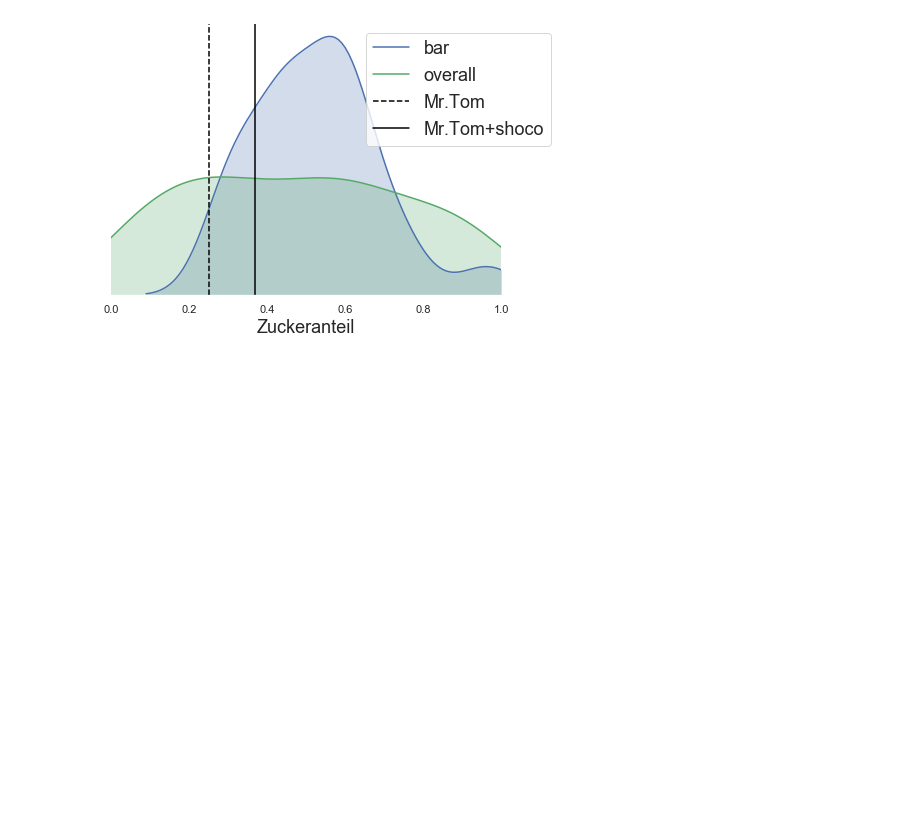
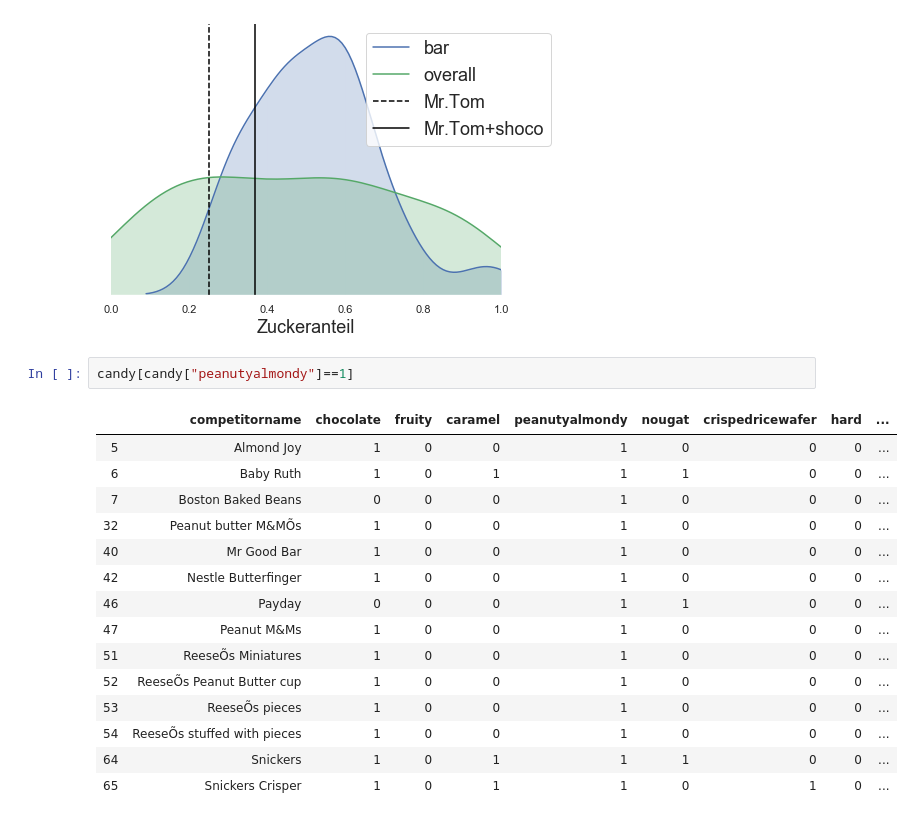
Before and after one commit to rean6690/Case-Study, a Jupyter notebook: case_study_final.ipynb, the cells around one changed output. Saved outputs shown, nothing was run; the diff lists cells and outputs as text; blank space fills up the shorter version.

```diff
--- a/case_study_final.ipynb
+++ b/case_study_final.ipynb
@@ -375,3 +376,21 @@ plt.show()
 mean sugarpercent for bars: 0.5277142742857143
 mean sugarpercent overall : 0.4786470514588237
 [figure]
+# %%
+candy[candy["peanutyalmondy"]==1]
+# %% [output]
+|  | competitorname | chocolate | fruity | caramel | peanutyalmondy | nougat | crispedricewafer | hard | ... |
+| 5 | Almond Joy | 1 | 0 | 0 | 1 | 0 | 0 | 0 | ... |
+| 6 | Baby Ruth | 1 | 0 | 1 | 1 | 1 | 0 | 0 | ... |
+| 7 | Boston Baked Beans | 0 | 0 | 0 | 1 | 0 | 0 | 0 | ... |
+| 32 | Peanut butter M&MÕs | 1 | 0 | 0 | 1 | 0 | 0 | 0 | ... |
+| 40 | Mr Good Bar | 1 | 0 | 0 | 1 | 0 | 0 | 0 | ... |
+| 42 | Nestle Butterfinger | 1 | 0 | 0 | 1 | 0 | 0 | 0 | ... |
+| 46 | Payday | 0 | 0 | 0 | 1 | 1 | 0 | 0 | ... |
+| 47 | Peanut M&Ms | 1 | 0 | 0 | 1 | 0 | 0 | 0 | ... |
+| 51 | ReeseÕs Miniatures | 1 | 0 | 0 | 1 | 0 | 0 | 0 | ... |
+| 52 | ReeseÕs Peanut Butter cup | 1 | 0 | 0 | 1 | 0 | 0 | 0 | ... |
+| 53 | ReeseÕs pieces | 1 | 0 | 0 | 1 | 0 | 0 | 0 | ... |
+| 54 | ReeseÕs stuffed with pieces | 1 | 0 | 0 | 1 | 0 | 0 | 0 | ... |
+| 64 | Snickers | 1 | 0 | 1 | 1 | 1 | 0 | 0 | ... |
+| 65 | Snickers Crisper | 1 | 0 | 1 | 1 | 0 | 1 | 0 | ... |
```
Also changed, not shown: parts of 7 cells of this notebook.
